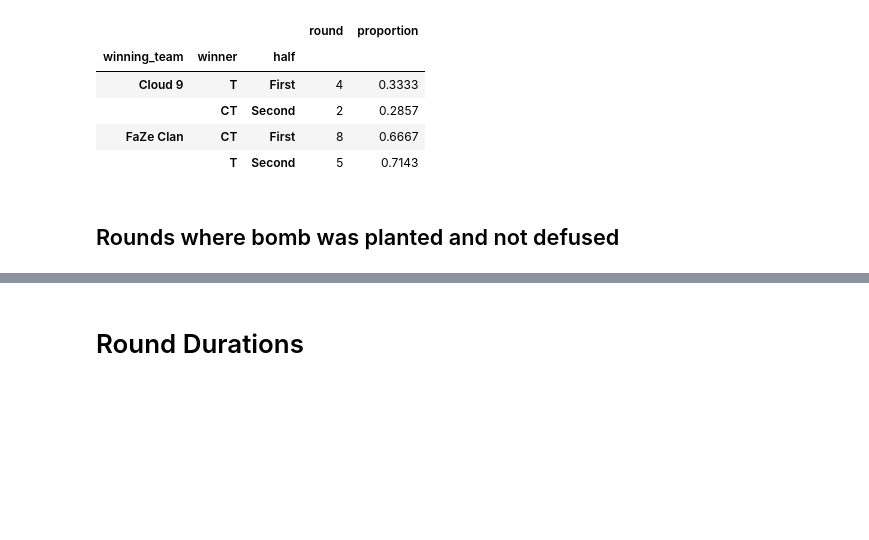
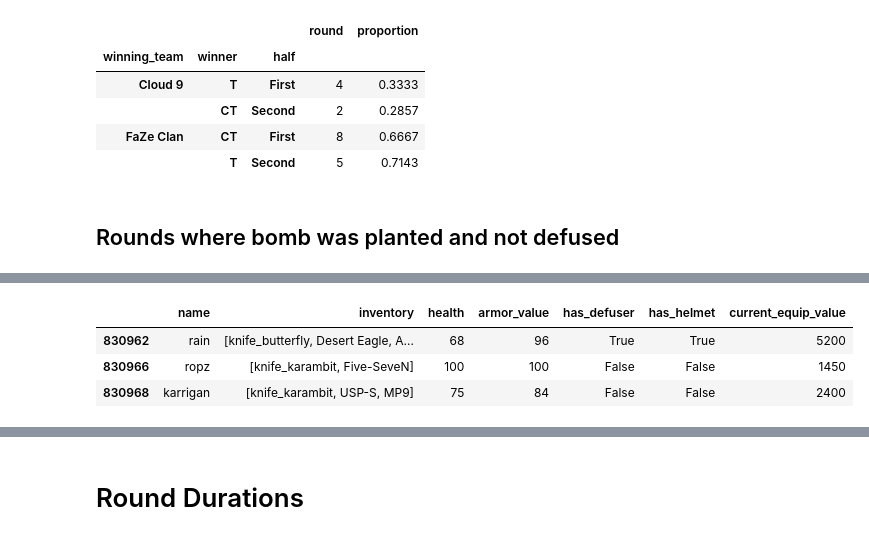
Before and after one commit to dickinsonmatt/counter-strike, a Jupyter notebook: analysis.ipynb, the cells around one changed output, grey strips where cells are left out. Cells and saved outputs as stored; diff of their text form; code cells hidden in the pictures; blank space fills up the shorter version.

```diff
--- a/analysis.ipynb
+++ b/analysis.ipynb
@@ -211,0 +235,11 @@ if not os.path.isfile("de_mirage.gif"):
+# %%
+# filter to round 10, after the bomb was planted, alive players (non empty inventory), and CT players
+ct_round_10_data = dem.ticks[(dem.ticks['round'] == 10) & (dem.ticks['is_bomb_planted'] == True) & (dem.ticks['inventory']) * (dem.ticks['team_name'] == "CT")]
+# %%
+# selection of relevant columns
+ct_round_10_data.drop_duplicates(subset = "name", keep="first")[['name', 'inventory', 'health', 'armor_value', 'has_defuser', 'has_helmet', 'current_equip_value']]
+# %% [output]
+|  | name | inventory | health | armor_value | has_defuser | has_helmet | current_equip_value |
+| 830962 | rain | [knife_butterfly, Desert Eagle, A... | 68 | 96 | True | True | 5200 |
+| 830966 | ropz | [knife_karambit, Five-SeveN] | 100 | 100 | False | False | 1450 |
+| 830968 | karrigan | [knife_karambit, USP-S, MP9] | 75 | 84 | False | False | 2400 |
```
Also changed, not shown: parts of 21 cells of this notebook.
